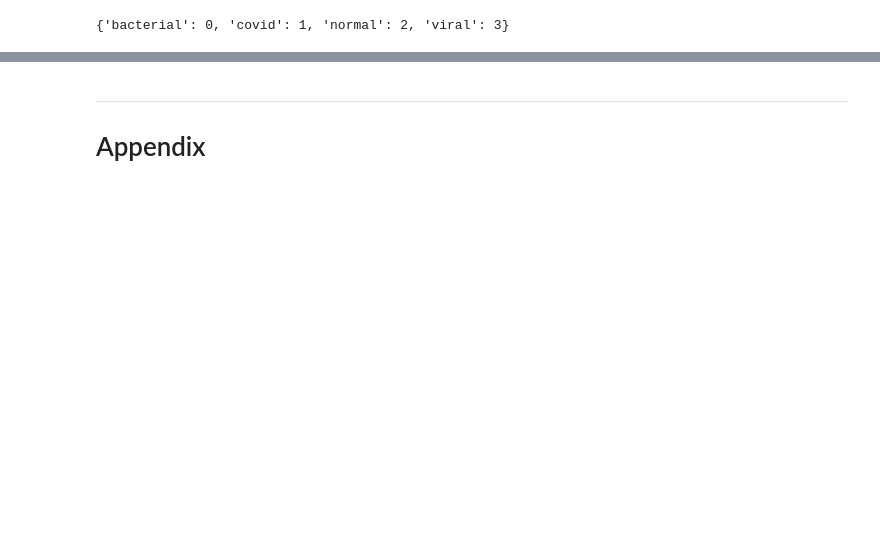
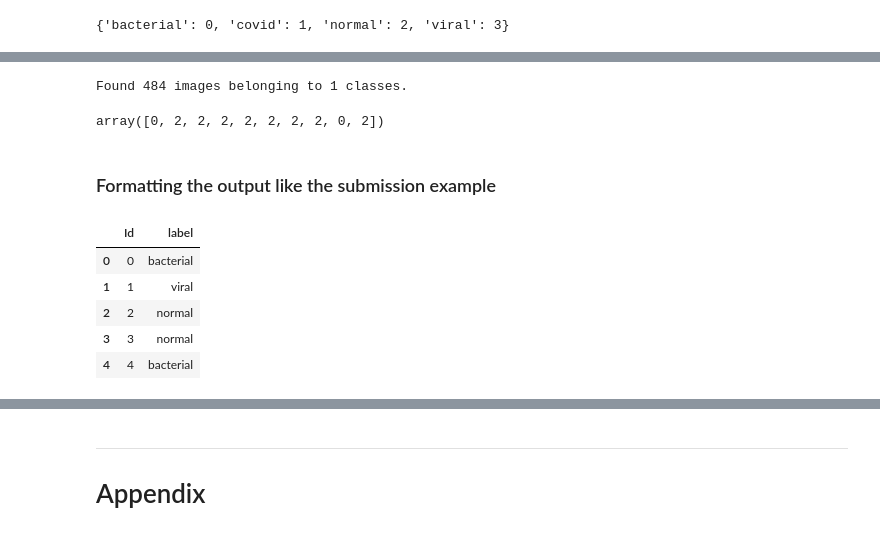
Before and after one commit to bt2513/covid_sp20, a Jupyter notebook: Improving our model.ipynb, the cells around one changed output, grey strips where cells are left out. Drawn from its saved outputs; the diff is of its cells as text; code cells hidden in the pictures; blank space fills up the shorter version.

```diff
--- a/Improving our model.ipynb
+++ b/Improving our model.ipynb
@@ -229,0 +237,28 @@ weighted avg       0.46      0.50      0.48       226
+# %%
+test_datagen = ImageDataGenerator()
+X_test = test_datagen.flow_from_directory('./test2',
+                                           classes = ['test'],
+                                           target_size= (188, 234),
+                                           batch_size= len(test_df),
+                                           color_mode= 'grayscale',
+                                           shuffle= False)
+# %% [output]
+Found 484 images belonging to 1 classes.
+# %%
+pred = bas_model.predict_generator(X_test)
+y_pred = pred.argmax(axis=1)
+y_pred[:10]
+# %% [output]
+array([0, 2, 2, 2, 2, 2, 2, 2, 0, 2])
+# %% [markdown]
+### Formatting the output like the submission example
+# %%
+submission = pd.read_csv('submission.csv')
+submission.head()
+# %% [output]
+|  | Id | label |
+| 0 | 0 | bacterial |
+| 1 | 1 | viral |
+| 2 | 2 | normal |
+| 3 | 3 | normal |
+| 4 | 4 | bacterial |
```
Also changed, not shown: parts of 16 cells of this notebook.
